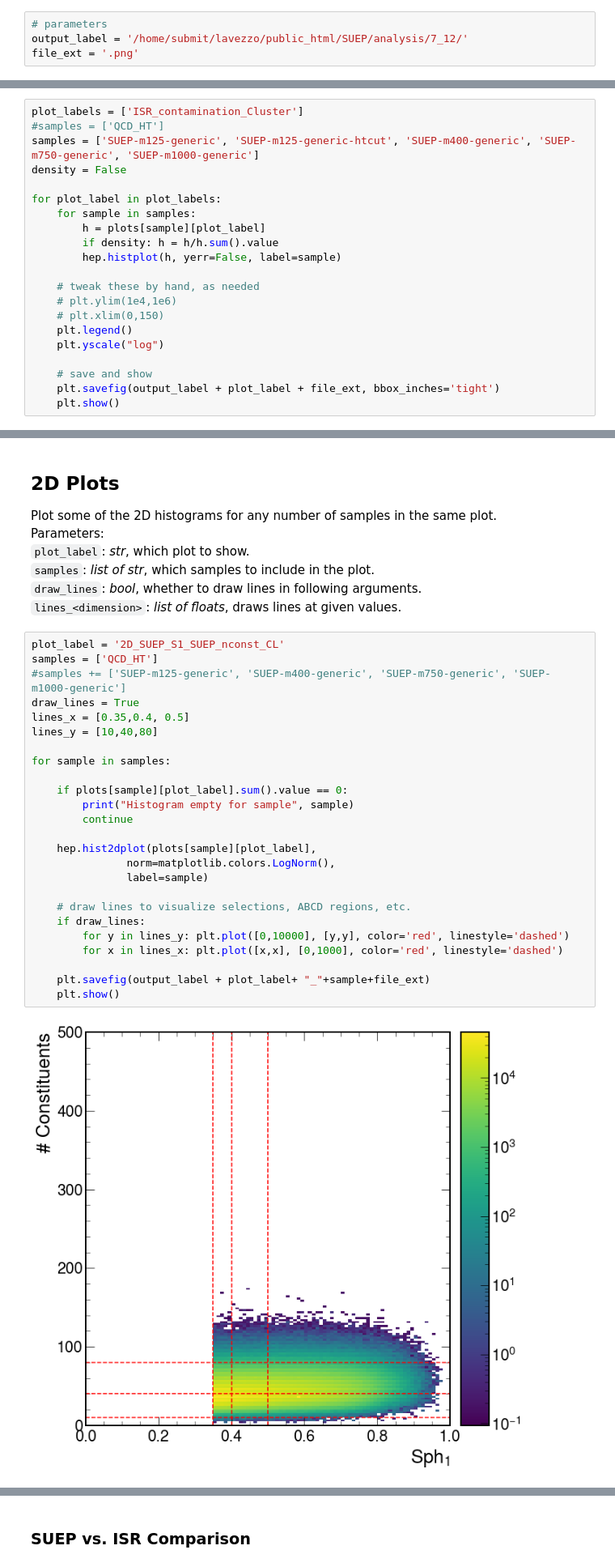
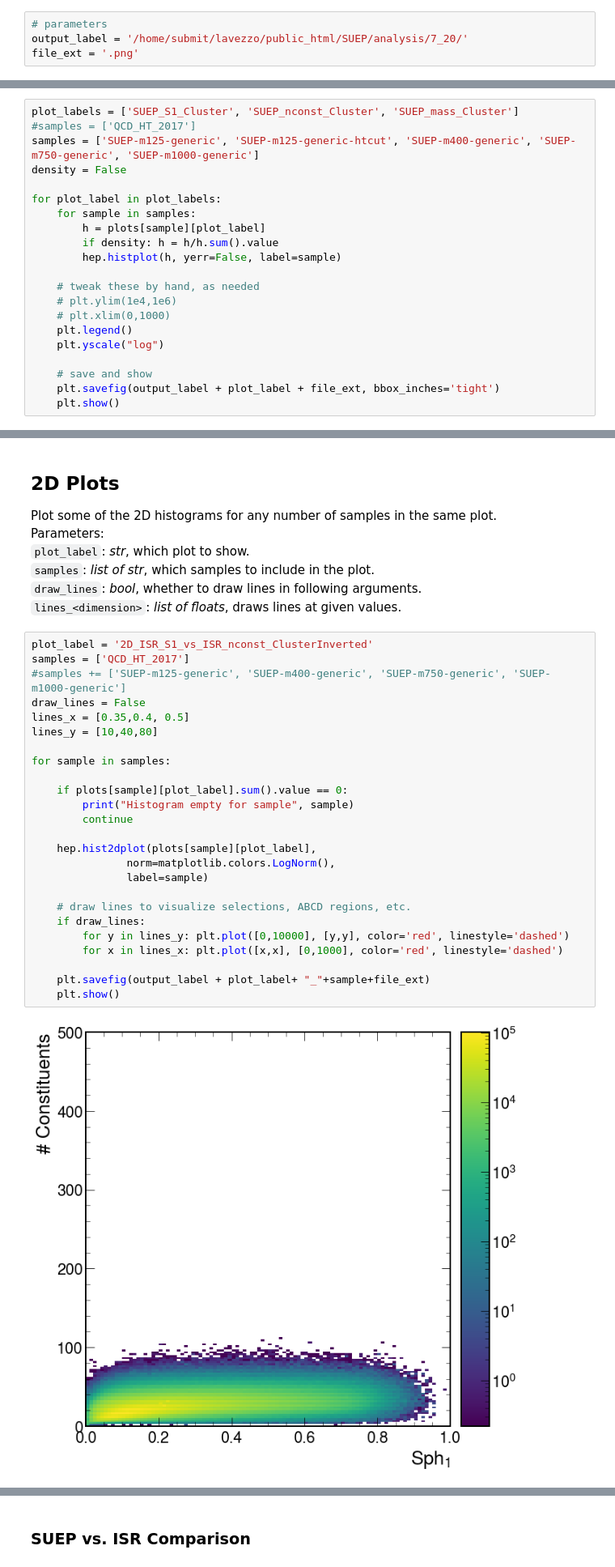
Before and after one commit to SUEPPhysics/SUEPCoffea_dask, a Jupyter notebook: plotting/plot.ipynb, the cells around one changed output, grey strips where cells are left out. Shown: that part at 81% size. Saved outputs shown, nothing was run; the diff lists cells and outputs as text.

```diff
--- a/plotting/plot.ipynb
+++ b/plotting/plot.ipynb
@@ -25,7 +25,7 @@ The following couple cells define the input and output directories, and load in
 `file_ext`: _str_, see above.<br>
 # %%
 # parameters
-output_label = '/home/submit/lavezzo/public_html/SUEP/analysis/7_12/'
+output_label = '/home/submit/lavezzo/public_html/SUEP/analysis/7_20/'
 file_ext = '.png'
 # %% [markdown]
 The `plots` dictionary is used to store all the plots imported from the pickle files. Dimensions: (sample) x (plot label) <br>
@@ -84,8 +89,8 @@ Parameters:<br>
 `plot_labels`: _list of str_, which plots to show.<br>
 `samples`: _list of str_, which samples to include in the plot.
 # %%
-plot_labels = ['ISR_contamination_Cluster']
-#samples = ['QCD_HT']
+plot_labels = ['SUEP_S1_Cluster', 'SUEP_nconst_Cluster', 'SUEP_mass_Cluster']
+#samples = ['QCD_HT_2017']
 samples = ['SUEP-m125-generic', 'SUEP-m125-generic-htcut', 'SUEP-m400-generic', 'SUEP-m750-generic', 'SUEP-m1000-generic']
 density = False
 
@@ -97,7 +102,7 @@ for plot_label in plot_labels:
 
     # tweak these by hand, as needed
     # plt.ylim(1e4,1e6)
-    # plt.xlim(0,150)
+    # plt.xlim(0,1000)
     plt.legend()
     plt.yscale("log")
 
@@ -115,32 +122,32 @@ Parameters:<br>
 `draw_lines`: _bool_, whether to draw lines in following arguments.<br>
 `lines_<dimension>`: _list of floats_, draws lines at given values.
 # %%
-plot_label = '2D_SUEP_S1_SUEP_nconst_CL'
-samples = ['QCD_HT']
+plot_label = '2D_ISR_S1_vs_ISR_nconst_ClusterInverted'
+samples = ['QCD_HT_2017']
 #samples += ['SUEP-m125-generic', 'SUEP-m400-generic', 'SUEP-m750-generic', 'SUEP-m1000-generic']
-draw_lines = True
+draw_lines = False
 lines_x = [0.35,0.4, 0.5]
 lines_y = [10,40,80]
 
 for sample in samples:
 
     if plots[sample][plot_label].sum().value == 0:
         print("Histogram empty for sample", sample)
         continue
 
     hep.hist2dplot(plots[sample][plot_label],
                norm=matplotlib.colors.LogNorm(),
                label=sample)
 
     # draw lines to visualize selections, ABCD regions, etc.
     if draw_lines:
         for y in lines_y: plt.plot([0,10000], [y,y], color='red', linestyle='dashed')
         for x in lines_x: plt.plot([x,x], [0,1000], color='red', linestyle='dashed')
 
     plt.savefig(output_label + plot_label+ "_"+sample+file_ext)
     plt.show()
 # %% [output]
-[figure, old version]
+[figure, new version]
 # %% [markdown]
 ## Ratio Plots
 Make ratio plots of different datasets.<br>
```
Also changed, not shown: parts of 13 cells of this notebook, 2 other files.
